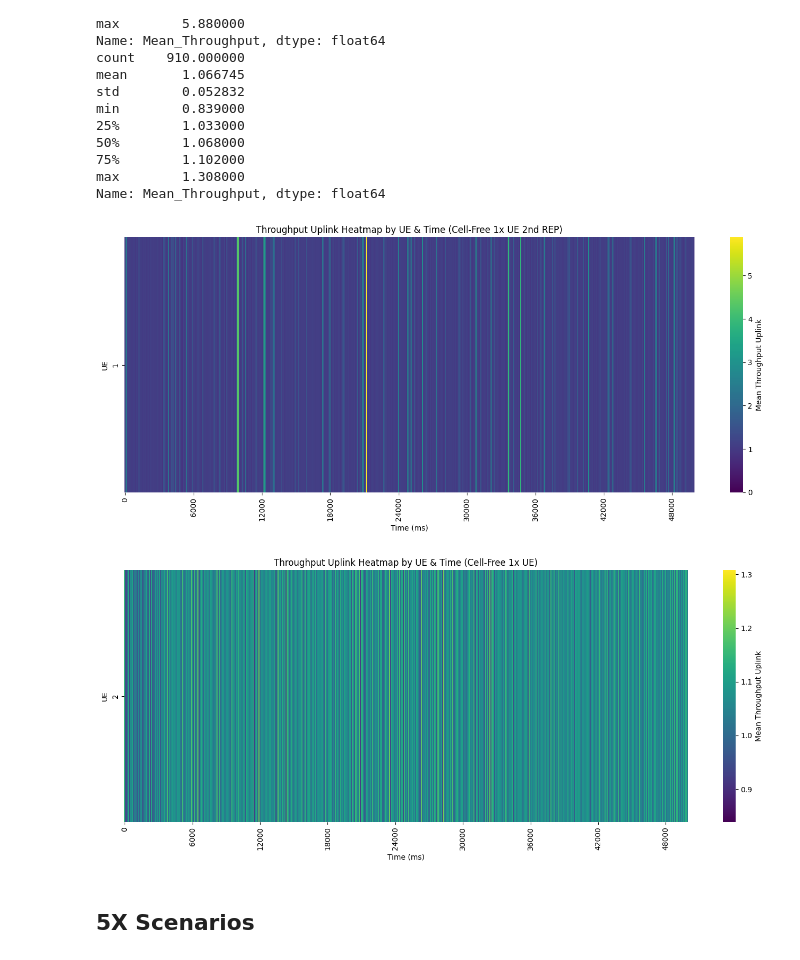
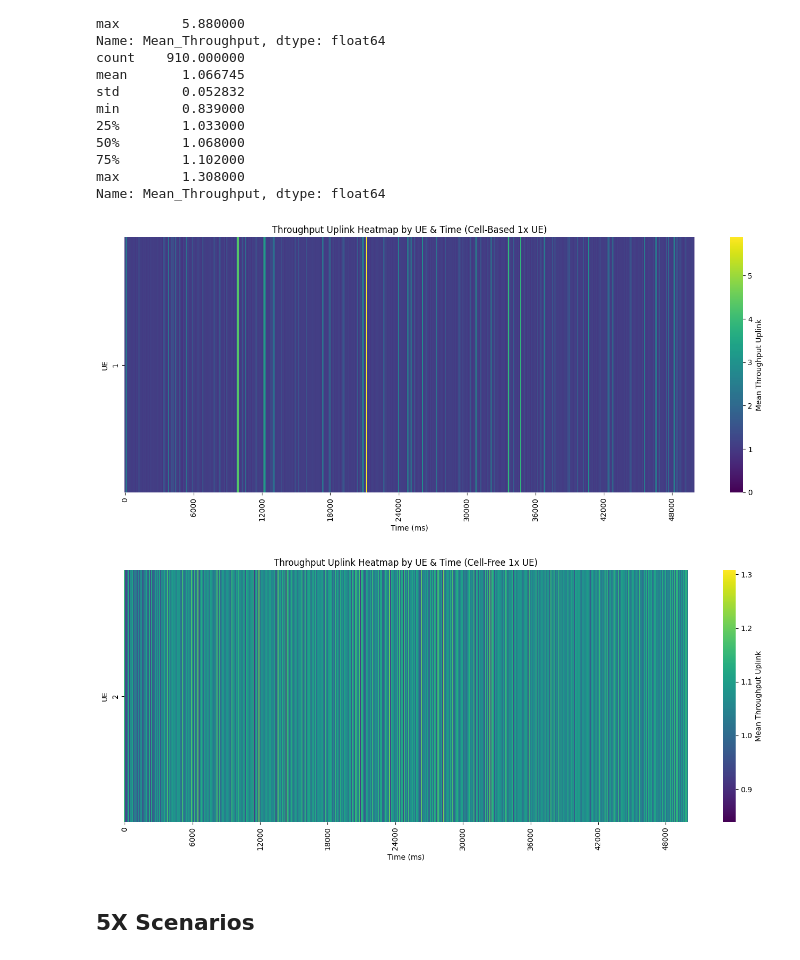
Before and after one commit to Surpr1se0/OAI-tests, a Jupyter notebook: scripts/ue-aggr-ul.ipynb, the cells around one changed output. Drawn from its saved outputs; the diff is of its cells as text; code cells hidden in the pictures.

```diff
--- a/scripts/ue-aggr-ul.ipynb
+++ b/scripts/ue-aggr-ul.ipynb
@@ -132,30 +132,30 @@ Name: Mean_Throughput, dtype: float64
 # %%
 heat_cb = df_cb_1.pivot(index="UE_ID", columns="Time_ms", values="Mean_Throughput")
 heat_cf = df_cf_1.pivot(index="UE_ID", columns="Time_ms", values="Mean_Throughput")
 
 # Plot Cell-Based
 plt.figure(figsize=(14, 6))
 sns.heatmap(heat_cb, cmap="viridis", cbar_kws={'label': 'Mean Throughput Uplink'})
-plt.title("Throughput Uplink Heatmap by UE & Time (Cell-Free 1x UE 2nd REP)")
+plt.title("Throughput Uplink Heatmap by UE & Time (Cell-Based 1x UE)")
 plt.xlabel("Time (ms)")
 plt.locator_params(axis="x", nbins=20)
 plt.ylabel("UE")
 plt.tight_layout()
 plt.xlim(0,500)
 plt.show()
 
 # Plot Cell-Free
 plt.figure(figsize=(14, 6))
 sns.heatmap(heat_cf, cmap="viridis", cbar_kws={'label': 'Mean Throughput Uplink'})
 plt.title("Throughput Uplink Heatmap by UE & Time (Cell-Free 1x UE)")
 plt.xlabel("Time (ms)")
 plt.locator_params(axis="x", nbins=20)
 plt.ylabel("UE")
 plt.xlim(0,500)
 plt.tight_layout()
 plt.show()
 # %% [output]
-[figure, old version]
+[figure, new version]
 [figure]
 # %% [markdown]
 ## 5X Scenarios
```
Also changed, not shown: parts of 3 cells of this notebook, 2 other files.
